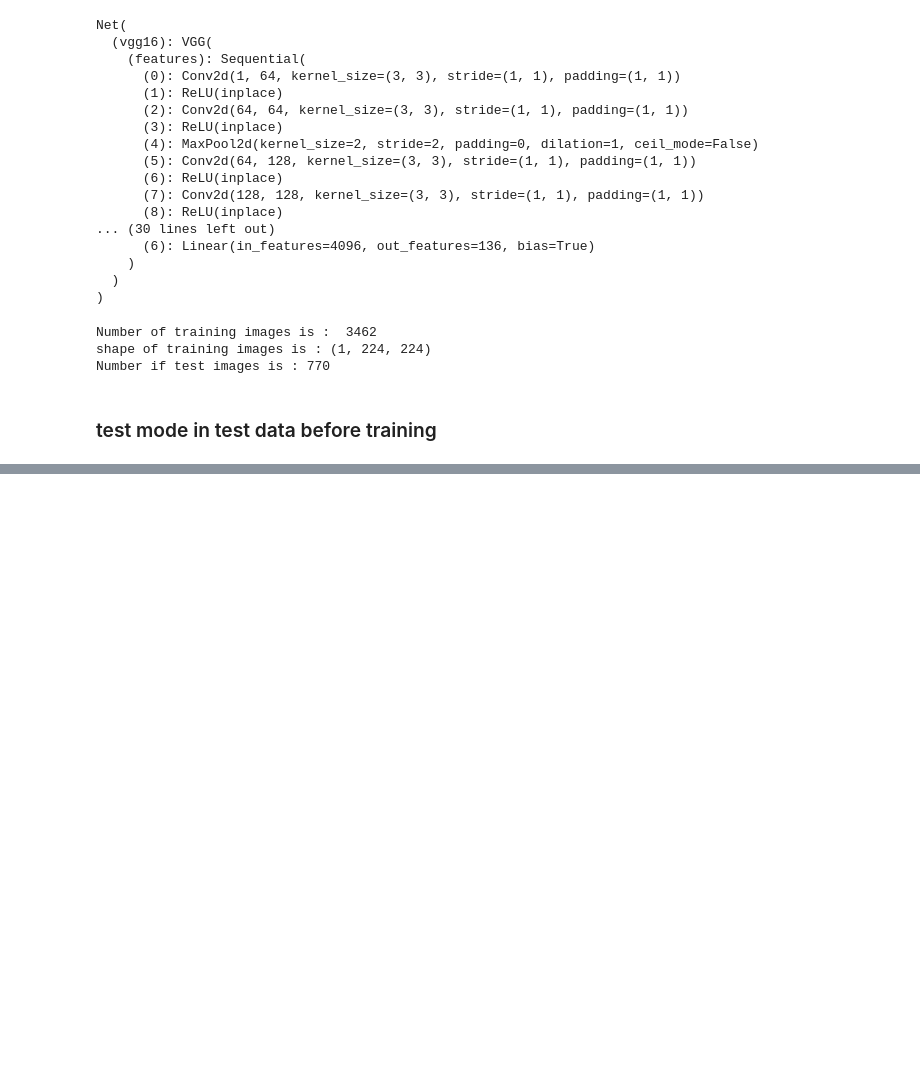
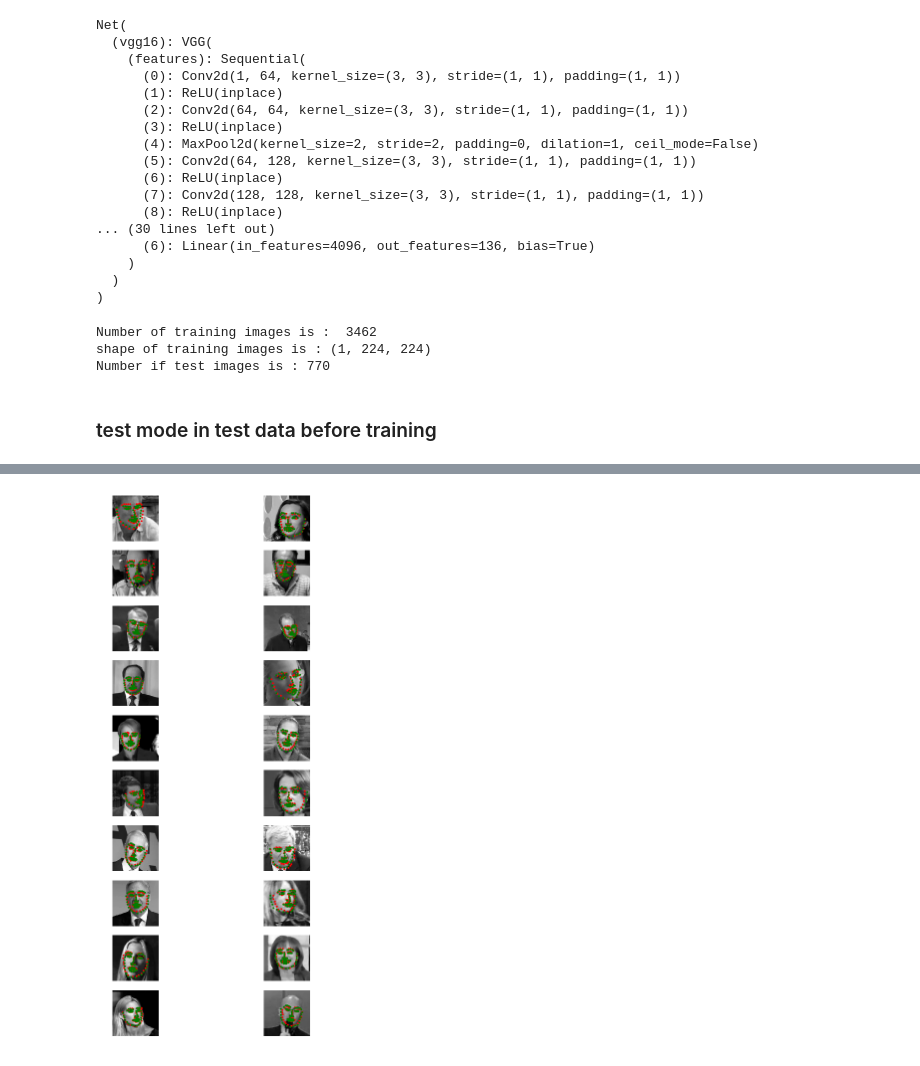
Before and after one commit to AhmdNassar/facial-keypoints, a Jupyter notebook: build model and train.ipynb, the cells around one changed output, grey strips where cells are left out. Drawn from its saved outputs; the diff is of its cells as text; code cells hidden in the pictures; blank space fills up the shorter version.

```diff
--- a/build model and train.ipynb
+++ b/build model and train.ipynb
@@ -140,0 +161,5 @@ Finished Training
+# %%
+# plot test data with right labels , predicted = red dots , right = green dots
+visualize_output(images,outs,batch_size,gt=keypts,gray=True)
+# %% [output]
+[figure, added]
```
Also changed, not shown: parts of 10 cells of this notebook.
